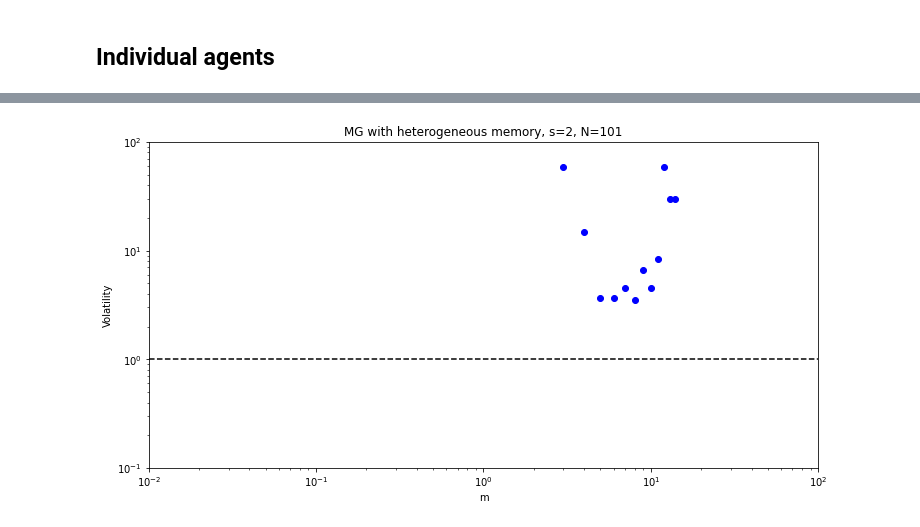
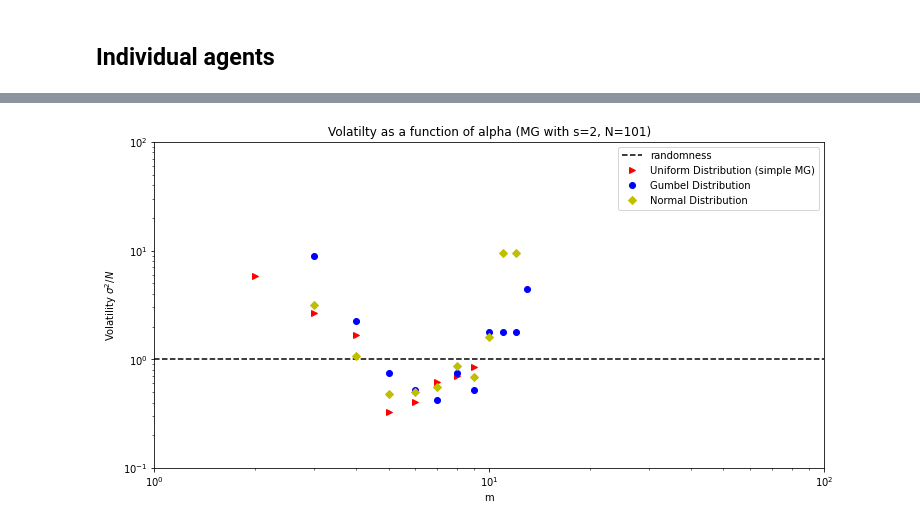
Before and after one commit to dvdblk/abm-project, a Jupyter notebook: notebooks/Scenario 1 version2.ipynb, the cells around one changed output, grey strips where cells are left out. Cells and saved outputs as stored; diff of their text form; code cells hidden in the pictures.

Commit message:
Scenario 1 with the m instead of alpha

```diff
--- a/notebooks/Scenario 1 version2.ipynb
+++ b/notebooks/Scenario 1 version2.ipynb
@@ -609,0 +608,26 @@ Wall time: 9.08 s
+# %%
+%%time
+n_agents = 101
+tot_omega_u_orig = []
+tot_alpha_u_orig = []
+M = 7
+times, attendances, vol_A_t, n_agents_m, m_list, vol_A_t_individual_m_df = MinorityGameIndividualAgents(
+    n_agents=101,
+    factory_dict={
+        1: AgentFactory(
+            Agent,
+            agent_kwargs=dict(
+                strategy_clss=[DefaultStrategy,DefaultStrategy]
+            ),
+            memory_generator=NormalDistributionMemoryGenerator(M)
+        ),
+    }
+).simulate_game(max_steps=100)
+# in order to create the graph
+omega = np.average(vol_A_t)/n_agents
+alpha = 2**M/n_agents
+tot_omega_u_orig.append(omega)
+tot_alpha_u_orig.append(alpha)
+
+tot_omega_n = np.average(vol_A_t_individual_m_df)/n_agents_m['count']
+tot_alpha_n =  2**n_agents_m['index']/n_agents_m['count']
@@ -627,17 +744,25 @@ plt.show()
 # %%
+
+
 fig, ax = plt.subplots(figsize=(12, 6))
 
-ax.axhline(y=1, color="k", linestyle="--")
-ax.plot(m_list, tot_omega_g, 'bo')
+ax.axhline(y=1, color="k", linestyle="--") # vol = 1 -> randomness
+
+
+ax.plot(m_list_u, tot_omega_u, 'r>')
+ax.plot(m_list_g, tot_omega_g, 'bo')
+ax.plot(m_list_n, tot_omega_n, 'Dy')
+
 ax.set_xlabel("m")
-ax.set_ylabel("Volatility")
+ax.set_ylabel("Volatility $\sigma^2/N$")
+ax.legend(["randomness","Uniform Distribution (simple MG)","Gumbel Distribution", "Normal Distribution"])
 
-plt.title("MG with heterogeneous memory, s=2, N=101")
+plt.title("Volatilty as a function of alpha (MG with s=2, N=101)")
 plt.yscale('log')
 plt.xscale('log')
-plt.xlim([0.01,100])
+plt.xlim([1,100])
 plt.ylim([0.1,100])
 
 plt.show()
 # %% [output]
-[figure, old version]
+[figure, new version]
```
Also changed, not shown: parts of 24 cells of this notebook.
